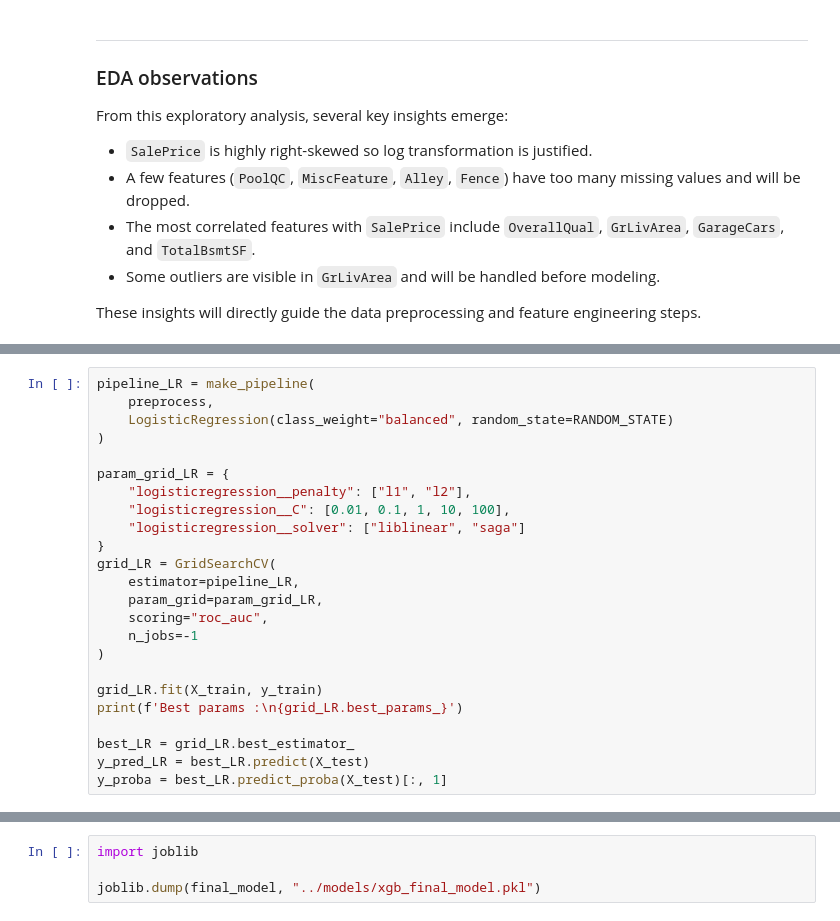
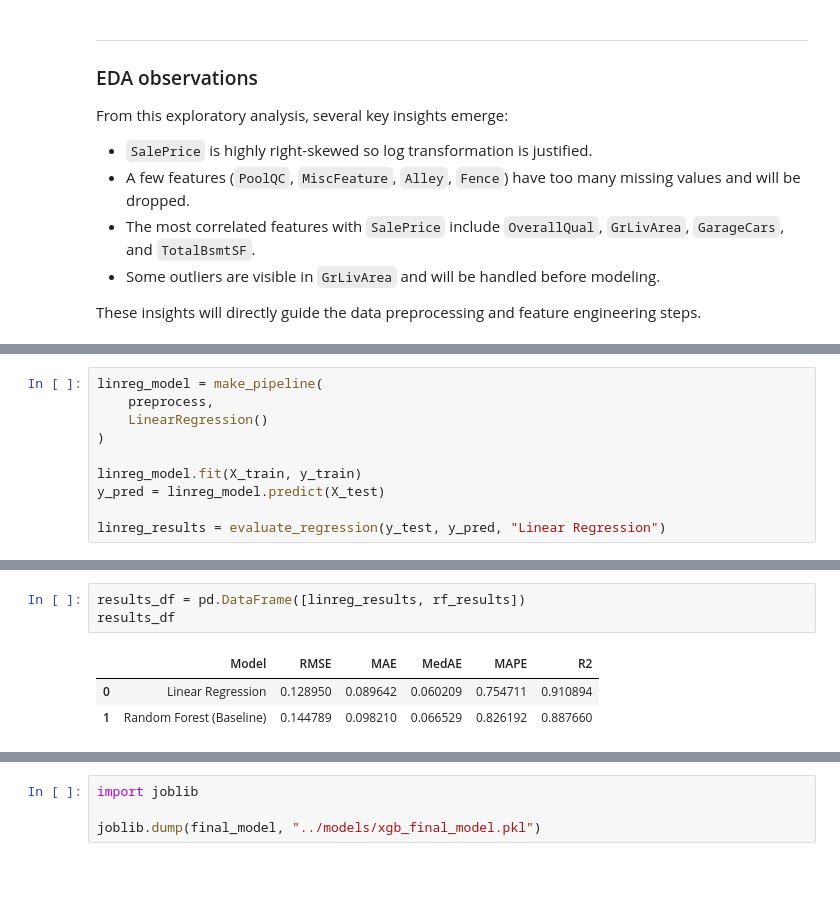
Before and after one commit to Gael926/ML_Project_HousePrices, a Jupyter notebook: notebooks/house_prices_regression.ipynb, the cells around one changed output, grey strips where cells are left out. Drawn from its saved outputs; the diff is of its cells as text; blank space fills up the shorter version.

```diff
--- a/notebooks/house_prices_regression.ipynb
+++ b/notebooks/house_prices_regression.ipynb
@@ -260,25 +309,11 @@ preprocess = ColumnTransformer(
 # %%
-pipeline_LR = make_pipeline(
+linreg_model = make_pipeline(
     preprocess,
-    LogisticRegression(class_weight="balanced", random_state=RANDOM_STATE)
+    LinearRegression()
 )
 
-param_grid_LR = {
-    "logisticregression__penalty": ["l1", "l2"],
-    "logisticregression__C": [0.01, 0.1, 1, 10, 100],
-    "logisticregression__solver": ["liblinear", "saga"]
-}
-grid_LR = GridSearchCV(
-    estimator=pipeline_LR,
-    param_grid=param_grid_LR,
-    scoring="roc_auc",
-    n_jobs=-1
-)
+linreg_model.fit(X_train, y_train)
+y_pred = linreg_model.predict(X_test)
 
-grid_LR.fit(X_train, y_train)
-print(f'Best params :\n{grid_LR.best_params_}')
-
-best_LR = grid_LR.best_estimator_
-y_pred_LR = best_LR.predict(X_test)
-y_proba = best_LR.predict_proba(X_test)[:, 1]
+linreg_results = evaluate_regression(y_test, y_pred, "Linear Regression")
 # %% [output]
@@ -370,0 +363,7 @@ Next step: use **Validation Curve** and **RandomizedSearchCV** to improve the mo
+# %%
+results_df = pd.DataFrame([linreg_results, rf_results])
+results_df
+# %% [output]
+|  | Model | RMSE | MAE | MedAE | MAPE | R2 |
+| 0 | Linear Regression | 0.128950 | 0.089642 | 0.060209 | 0.754711 | 0.910894 |
+| 1 | Random Forest (Baseline) | 0.144789 | 0.098210 | 0.066529 | 0.826192 | 0.887660 |
```
Also changed, not shown: parts of 36 cells of this notebook, 2 other files.
